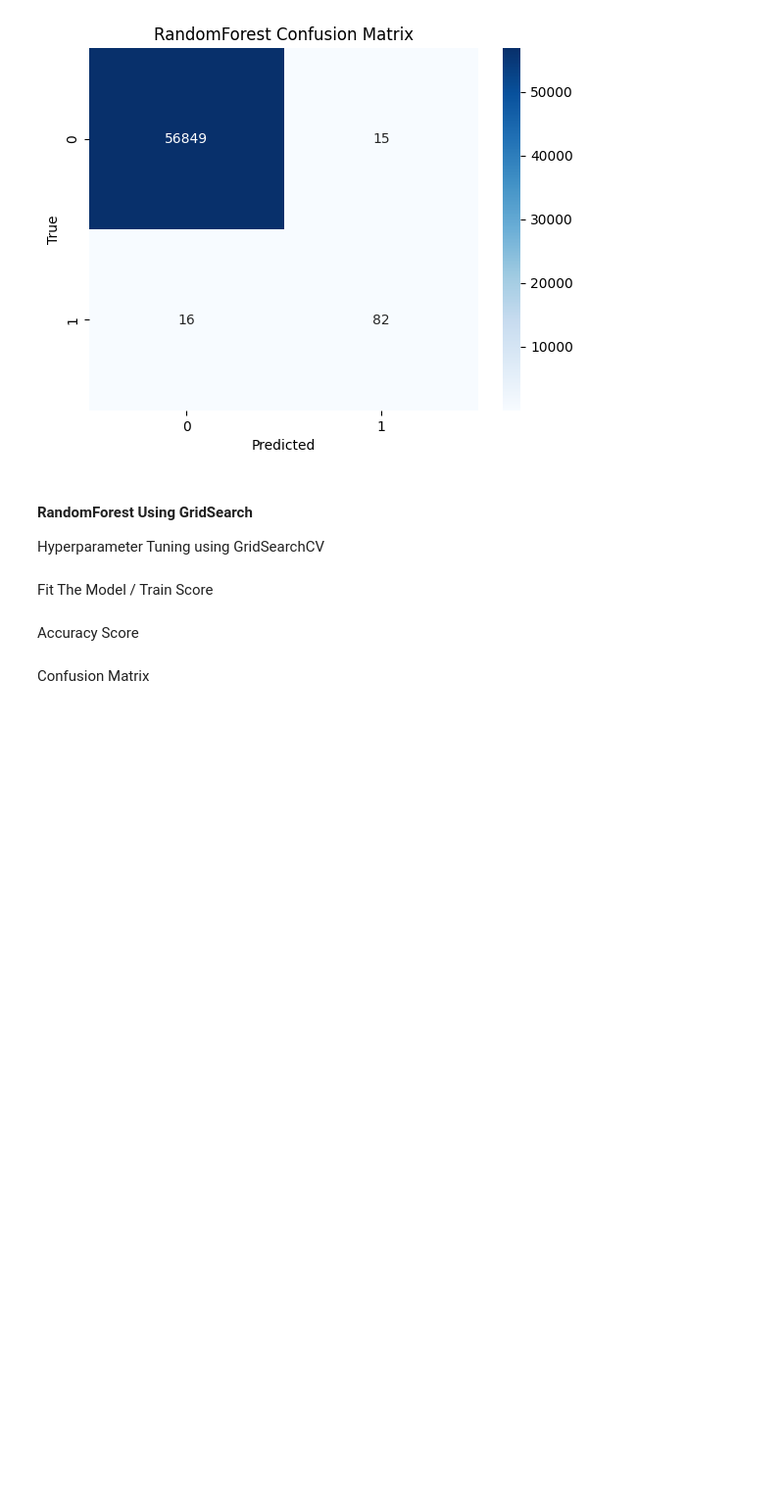
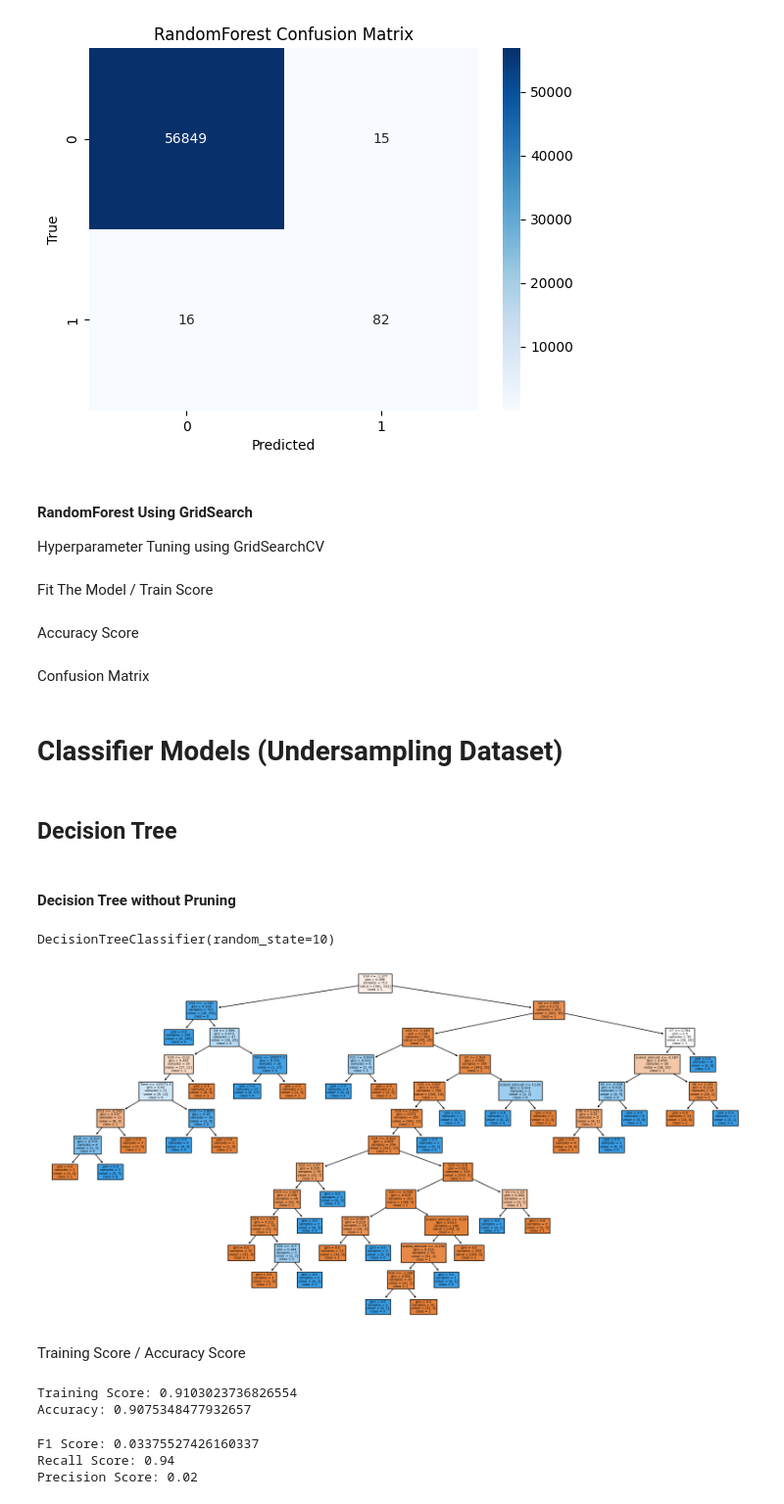
Before and after one commit to Faridghr/FraudDetectivePy, a Jupyter notebook: src/FraudDetectivePy.ipynb, the cells around one changed output. Shown at 98% size. Saved outputs shown, nothing was run; the diff lists cells and outputs as text; code cells hidden in the pictures; blank space fills up the shorter version.

```diff
--- a/src/FraudDetectivePy.ipynb
+++ b/src/FraudDetectivePy.ipynb
@@ -529,0 +689,18 @@ y_os_train = dataset_Oversampling_train[dep_col]
+# %%
+# We get all values of feature 'V2' where 'Class' equal to 1
+v2_fraud = dataset_Undersampling_train['V2'].loc[dataset_Undersampling_train['Class'] == 1].values
+q25 = np.percentile(v2_fraud, 25)
+q75 = np.percentile(v2_fraud, 75)
+v2_iqr = q75 - q25
+print('Feature V2: \niqr: {}'.format(v2_iqr))
+
+v2_threshold = v2_iqr * 1.5
+v2_lower, v2_upper = q25 - v2_threshold, q75 + v2_threshold
+print('Threshold: {}'.format(v2_threshold))
+print('V2 Lower: {}'.format(v2_lower))
+print('V2 Upper: {}'.format(v2_upper))
+
+outliers = [x for x in v2_fraud if x < v2_lower or x > v2_upper]
+print('Feature V2 Outliers for Fraud Cases: {}'.format(len(outliers)))
+
+dataset_Undersampling_train = dataset_Undersampling_train.drop(dataset_Undersampling_train[(dataset_Undersampling_train['V2'] > v2_upper) | (dataset_Undersampling_train['V2'] < v2_lower)].index)
@@ -530,3 +716,9 @@ y_os_train = dataset_Oversampling_train[dep_col]
+# %%
+ind_col = [col for col in dataset.columns if col != 'Class']
+dep_col = 'Class'
+
+X_us_train = dataset_Undersampling_train[ind_col]
+y_us_train = dataset_Undersampling_train[dep_col]
 # %% [markdown]
 # Classifier Models (Unbalanced Dataset)
 # %% [markdown]
@@ -1351,3 +1543,46 @@ plt.xlabel('Predicted')
 plt.ylabel('True')
 plt.title("RandomForest Confusion Matrix")
 plt.show()
+# %% [markdown]
+# Classifier Models (Undersampling Dataset)
+# %% [markdown]
+## Decision Tree
+# %% [markdown]
+#### Decision Tree without Pruning
+# %%
+model = DecisionTreeClassifier(random_state=10)
+
+model.fit(X_us_train, y_us_train)
+# %% [output]
+DecisionTreeClassifier(random_state=10)
+# %%
+# Plot the decision tree
+from sklearn.tree import DecisionTreeClassifier,plot_tree
+plt.figure(figsize=(20,10))
+plot_tree(model, filled=True, feature_names=list(X_us_train), class_names= list(y_us_train.unique().astype(str)))
+plt.show()
+# %% [output]
+[figure, added]
+# %% [markdown]
+Training Score / Accuracy Score
+# %%
+train_score = cross_val_score(model, X_us_train, y_us_train, cv=5)
+print(f'Training Score: {train_score.mean()}')
+
+y_pred = model.predict(X_test)
+
+accuracy = accuracy_score(y_test, y_pred)
+print(f'Accuracy: {accuracy}')
+# %% [output]
+Training Score: 0.9103023736826554
+Accuracy: 0.9075348477932657
+# %%
+from sklearn.metrics import f1_score, precision_score
+f1_score = f1_score(y_test, y_pred)
+print(f'F1 Score: {f1_score}')
+print('Recall Score: {:.2f}'.format(recall_score(y_test, y_pred)))
+print('Precision Score: {:.2f}'.format(precision_score(y_test, y_pred)))
+# %% [output]
+F1 Score: 0.03375527426160337
+Recall Score: 0.94
+Precision Score: 0.02
```
Also changed, not shown: parts of 74 cells of this notebook.
